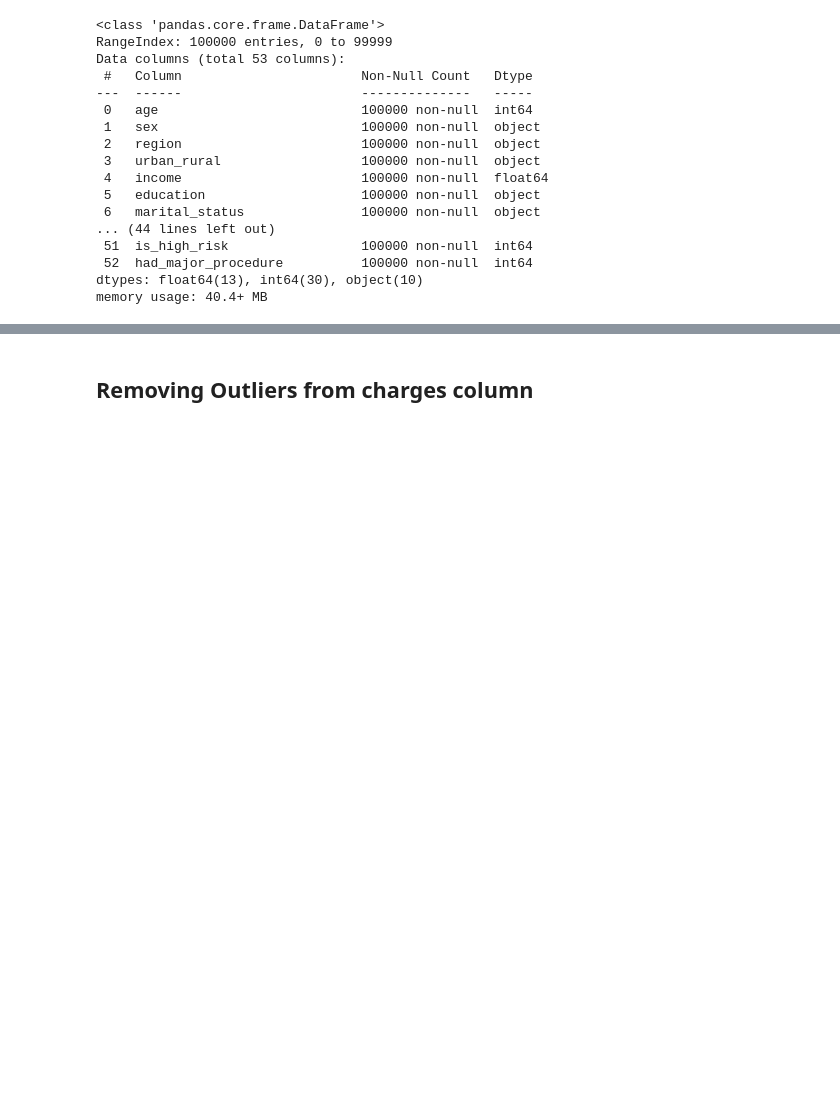
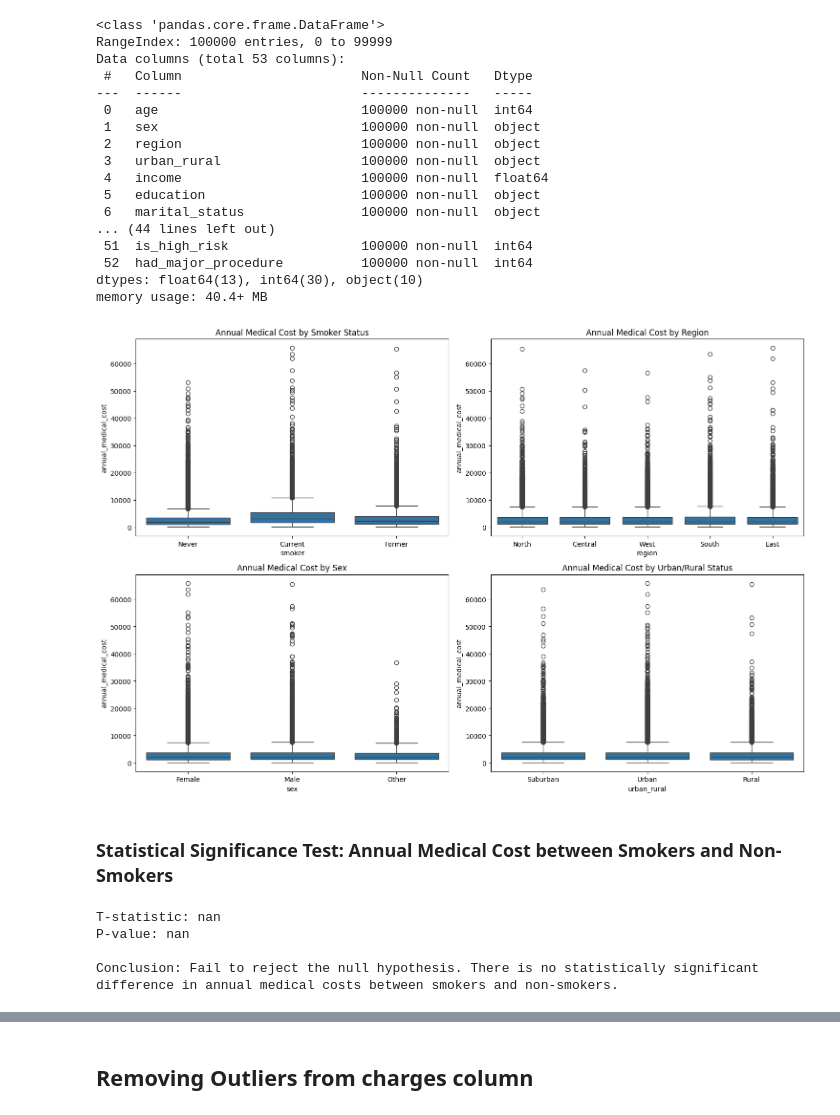
Before and after one commit to kaharmc226/PROJEK-AI, a Jupyter notebook: 100k/insdata100k_tuned_gpu.ipynb, the cells around one changed output, grey strips where cells are left out. Saved outputs shown, nothing was run; the diff lists cells and outputs as text; code cells hidden in the pictures; blank space fills up the shorter version.

```diff
--- a/100k/insdata100k_tuned_gpu.ipynb
+++ b/100k/insdata100k_tuned_gpu.ipynb
@@ -55,6 +85,57 @@ Data columns (total 53 columns):
  52  had_major_procedure          100000 non-null  int64
 dtypes: float64(13), int64(30), object(10)
 memory usage: 40.4+ MB
+# %%
+plt.figure(figsize=(15, 10))
+
+plt.subplot(2, 2, 1)
+sns.boxplot(x='smoker', y='annual_medical_cost', data=data)
+plt.title('Annual Medical Cost by Smoker Status')
+
+plt.subplot(2, 2, 2)
+sns.boxplot(x='region', y='annual_medical_cost', data=data)
+plt.title('Annual Medical Cost by Region')
+
+plt.subplot(2, 2, 3)
+sns.boxplot(x='sex', y='annual_medical_cost', data=data)
+plt.title('Annual Medical Cost by Sex')
+
+plt.subplot(2, 2, 4)
+sns.boxplot(x='urban_rural', y='annual_medical_cost', data=data)
+plt.title('Annual Medical Cost by Urban/Rural Status')
+
+plt.tight_layout()
+plt.show()
+# %% [output]
+[figure, added]
+# %% [markdown]
+### Statistical Significance Test: Annual Medical Cost between Smokers and Non-Smokers
+# %%
+from scipy import stats
+
+# Separate data into smoker and non-smoker groups
+smokers = data[data['smoker'] == 'Yes']['annual_medical_cost']
+non_smokers = data[data['smoker'] == 'No']['annual_medical_cost']
+
+# Perform independent t-test
+# We assume unequal variances (Welch's t-test) as a safer default,
+# especially if sample sizes or variances might differ.
+t_stat, p_value = stats.ttest_ind(smokers, non_smokers, equal_var=False)
+
+print(f"T-statistic: {t_stat:.4f}")
+print(f"P-value: {p_value:.4e}")
+
+# Interpret the results
+alpha = 0.05
+if p_value < alpha:
+    print("\nConclusion: Reject the null hypothesis. There is a statistically significant difference in annual medical costs between smokers and non-smokers.")
+else:
+    print("\nConclusion: Fail to reject the null hypothesis. There is no statistically significant difference in annual medical costs between smokers and non-smokers.")
+# %% [output]
+T-statistic: nan
+P-value: nan
+
+Conclusion: Fail to reject the null hypothesis. There is no statistically significant difference in annual medical costs between smokers and non-smokers.
 # %%
 data.describe()
 # %% [output]
```
Also changed, not shown: parts of 10 cells of this notebook.
